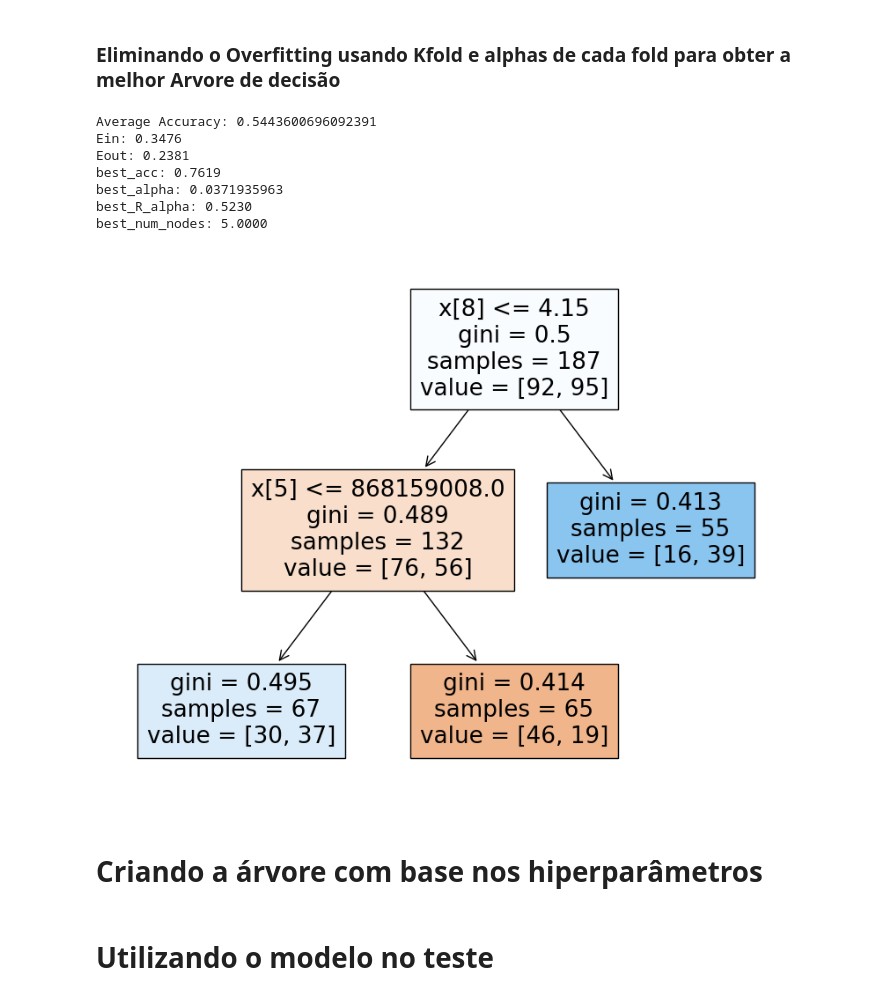
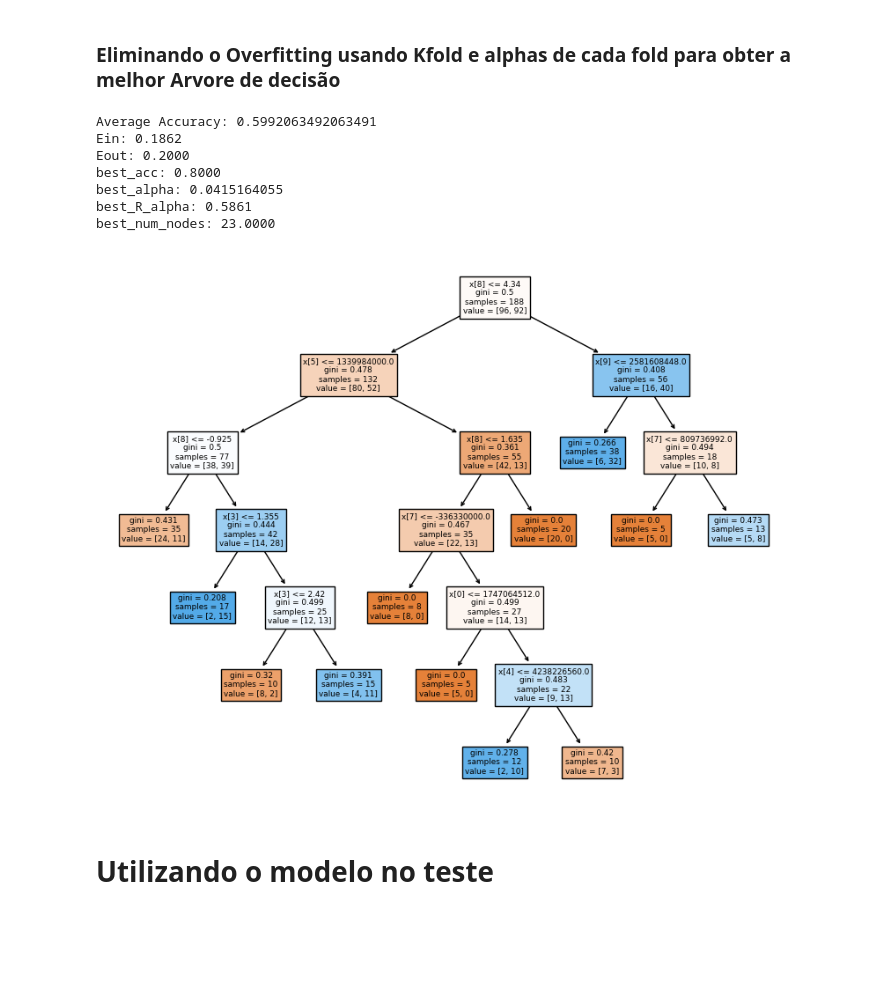
Before and after one commit to HodricVieira/Reconhecimento-de-digitos-ML-2023.2, a Jupyter notebook: Projeto 2/arvore_acoes.ipynb, the cells around one changed output. Saved outputs shown, nothing was run; the diff lists cells and outputs as text; code cells hidden in the pictures; blank space fills up the shorter version.

```diff
--- a/Projeto 2/arvore_acoes.ipynb
+++ b/Projeto 2/arvore_acoes.ipynb
@@ -47,7 +45,7 @@ Y = np.array(data['Classificação'])
 # %% [markdown]
 ### Separando em treino, validação e teste
 # %%
-RANDOM_STATE = 3
+RANDOM_STATE = 6
 X_train, X_test, Y_train, Y_test = model_selection.train_test_split(X, Y, random_state=RANDOM_STATE,test_size=0.2)
 
 # Separando os dados de treino em treino e validação
@@ -174,11 +172,11 @@ weighted avg       0.58      0.58      0.57        66
 # %% [markdown]
 ### Eliminando o Overfitting usando Kfold e alphas de cada fold para obter a melhor Arvore de decisão
 # %%
-RANDOM_STATE = 3
+RANDOM_STATE = 6
 best_acc = 0
 
 # Garante que cada fold esteja balanceado
-skf = StratifiedKFold(n_splits=10, shuffle=True)
+skf = StratifiedKFold(n_splits=10, shuffle=True, random_state=RANDOM_STATE)
 
 # Inicializa a lista de armazenar os acurácias de cada fold
 accuracies = []
@@ -204,43 +202,38 @@ for train_index, test_index in skf.split(X_train, Y_train):
 
         # Avalia o modelo
         accuracy = accuracy_score(y_test_fold, clf.predict(X_test_fold))
         accuracies.append(accuracy)
 
         # Salva o melhor modelo
         if accuracy > best_acc:
             best_acc = accuracy
             best_model = clf
             best_alpha = alpha
             Ein = 1 - accuracy_score(y_train_fold, clf.predict(X_train_fold))
             Eout = 1 - accuracy
             best_R_alpha = R_alpha
             best_num_nodes = num_nodes
-            best_X = X_train_fold.copy()
-            best_y = y_train_fold.copy()
-
 
 
 # Calcula a acurácia média
 avg_accuracy = np.mean(accuracies)
 print("Average Accuracy:", avg_accuracy)
 
 print('Ein: %0.4f' % Ein)
 print('Eout: %0.4f' % Eout)
 print('best_acc: %0.4f' % best_acc)
 print('best_alpha: %0.10f' % best_alpha)
 print('best_R_alpha: %0.4f' % best_R_alpha)
 print('best_num_nodes: %0.4f' % best_num_nodes)
 plt.figure(figsize=(10, 8))
 plot_tree(best_model, filled=True)
 plt.show()
 # %% [output]
-Average Accuracy: 0.5443600696092391
-Ein: 0.3476
-Eout: 0.2381
-best_acc: 0.7619
-best_alpha: 0.0371935963
-best_R_alpha: 0.5230
-best_num_nodes: 5.0000
+Average Accuracy: 0.5992063492063491
+Ein: 0.1862
+Eout: 0.2000
+best_acc: 0.8000
+best_alpha: 0.0415164055
+best_R_alpha: 0.5861
+best_num_nodes: 23.0000
-[figure, old version]
+[figure, new version]
-# %% [markdown]
-# Criando a árvore com base nos hiperparâmetros
```
Also changed, not shown: parts of 8 cells of this notebook, 2 other files.
